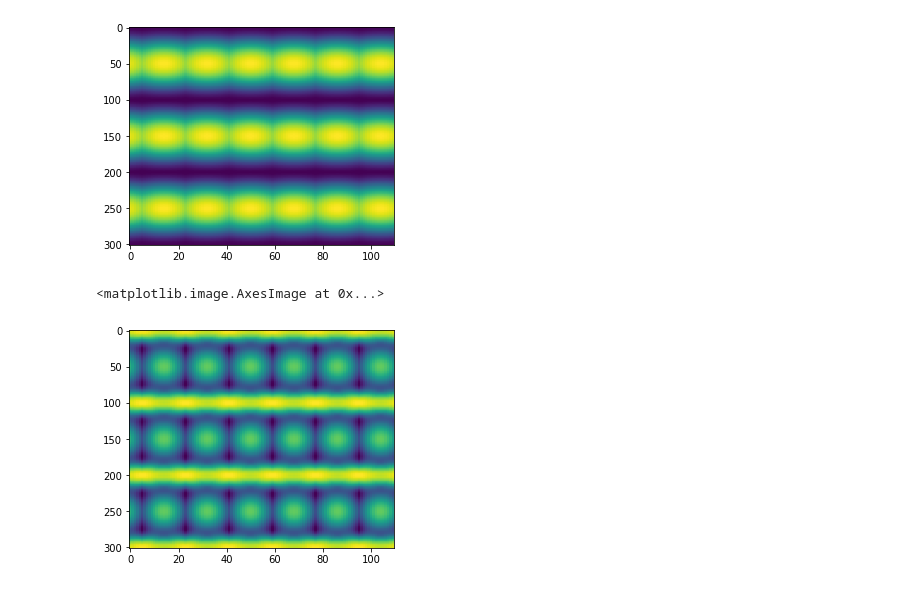
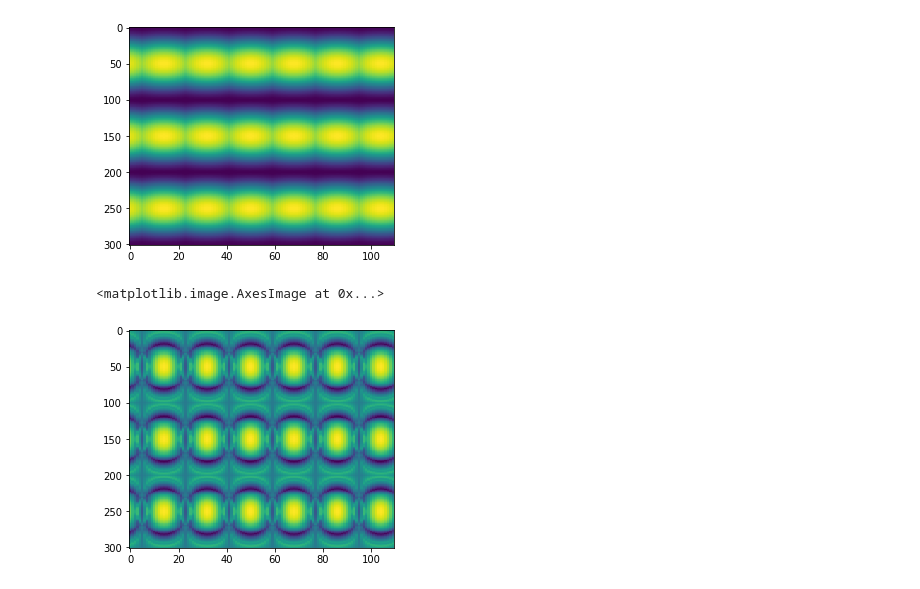
Before and after one commit to RealPolitiX/bandana, a Jupyter notebook: examples/From parsing to plotting.ipynb, the cells around one changed output. Saved outputs shown, nothing was run; the diff lists cells and outputs as text; code cells hidden in the pictures.

```diff
--- a/examples/From parsing to plotting.ipynb
+++ b/examples/From parsing to plotting.ipynb
@@ -25,7 +26,7 @@ LUMO index = 1125
 files = natsorted(g.glob(fdir + r'/*.out'))
 # %%
 bands = []
-for bid in range(nhomo, nhomo-18, -2):
+for bid in tqdm(range(nhomo, nhomo-64, -4)):
     bands.append(bd.parser.parse_bands(files, bid).tolist())
 
 bands = np.asarray(bands)
@@ -43,7 +44,7 @@ plt.imshow(padbands[0,...], aspect=0.3)
 <matplotlib.image.AxesImage at 0x...>
 [figure]
 # %%
-plt.imshow(padbands[4,...], aspect=0.3)
+plt.imshow(padbands[10,...], aspect=0.3)
 # %% [output]
 <matplotlib.image.AxesImage at 0x...>
-[figure, old version]
+[figure, new version]
```
Also changed, not shown: parts of 5 cells of this notebook.
